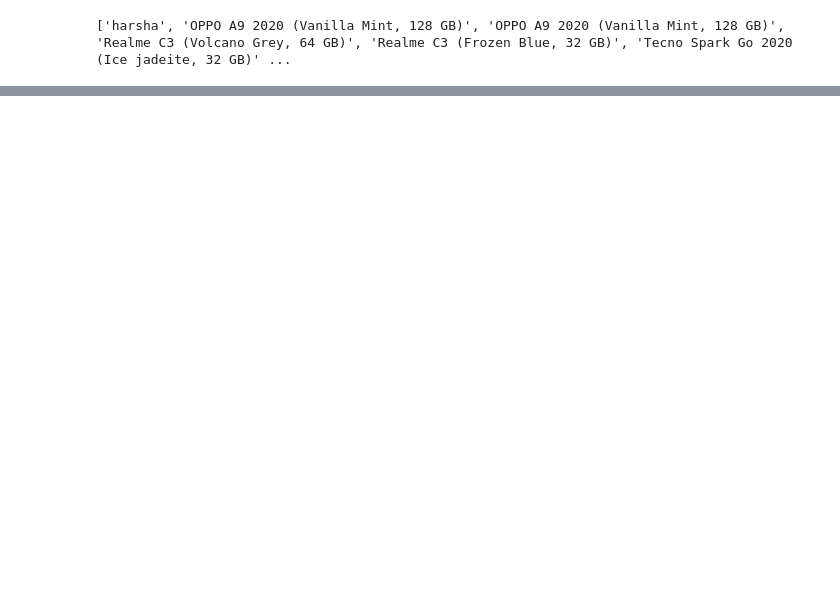
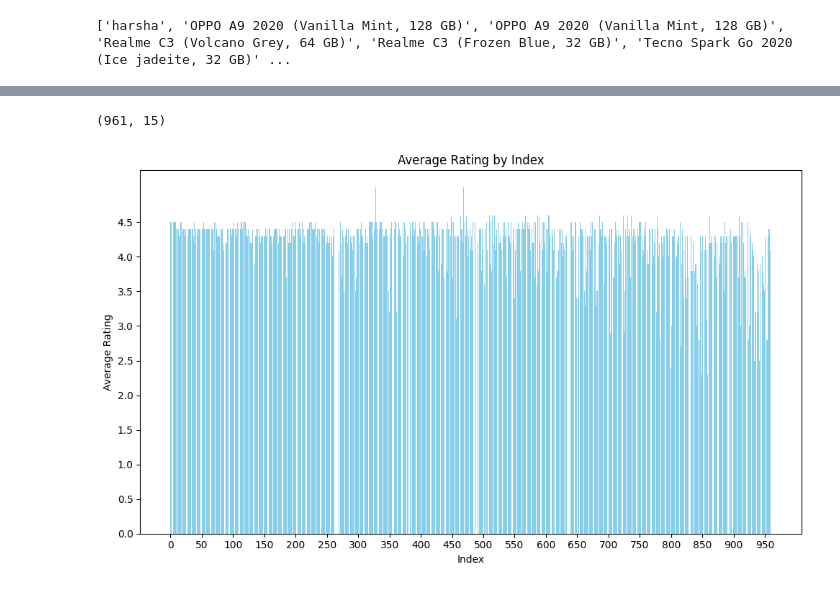
Before and after one commit to sivasriharshapulipati/Mobile-recommondation-sys, a Jupyter notebook: Mobile_Phone_Recommender.ipynb, the cells around one changed output, grey strips where cells are left out. Saved outputs shown, nothing was run; the diff lists cells and outputs as text; code cells hidden in the pictures; blank space fills up the shorter version.

```diff
--- a/Mobile_Phone_Recommender.ipynb
+++ b/Mobile_Phone_Recommender.ipynb
@@ -76,0 +87,27 @@ df = pd.read_csv('/content/mainDataset.csv', encoding='unicode_escape')
+# %%
+df.shape
+# %% [output]
+(961, 15)
+# %%
+# Data preprocessing
+df['Rating'] = pd.to_numeric(df['Rating'])
+df['Price Rs'] = df['Price Rs'].str.replace(',', '').astype(float)
+df['RAM Gb'] = pd.to_numeric(df['RAM Gb'])
+df['ROM Gb'] = pd.to_numeric(df['ROM Gb'])
+df['Size Inch'] = pd.to_numeric(df['Size Inch'])
+df['R1 Cam MP'] = pd.to_numeric(df['R1 Cam MP'])
+df['Battery Mah'] = pd.to_numeric(df['Battery Mah'])
+# %%
+# Bar graph: Average Rating by Index
+average_rating_by_index = df['Rating']
+plt.figure(figsize=(10, 6))
+plt.bar(df.index, average_rating_by_index, color='skyblue')
+plt.title('Average Rating by Index')
+plt.xlabel('Index')
+plt.ylabel('Average Rating')
+plt.xticks(np.arange(0, len(df.index), 50))
+plt.yticks(np.arange(0, 5, 0.5))
+plt.tight_layout()
+plt.show()
+# %% [output]
+[figure, added]
```
Also changed, not shown: parts of 18 cells of this notebook.
